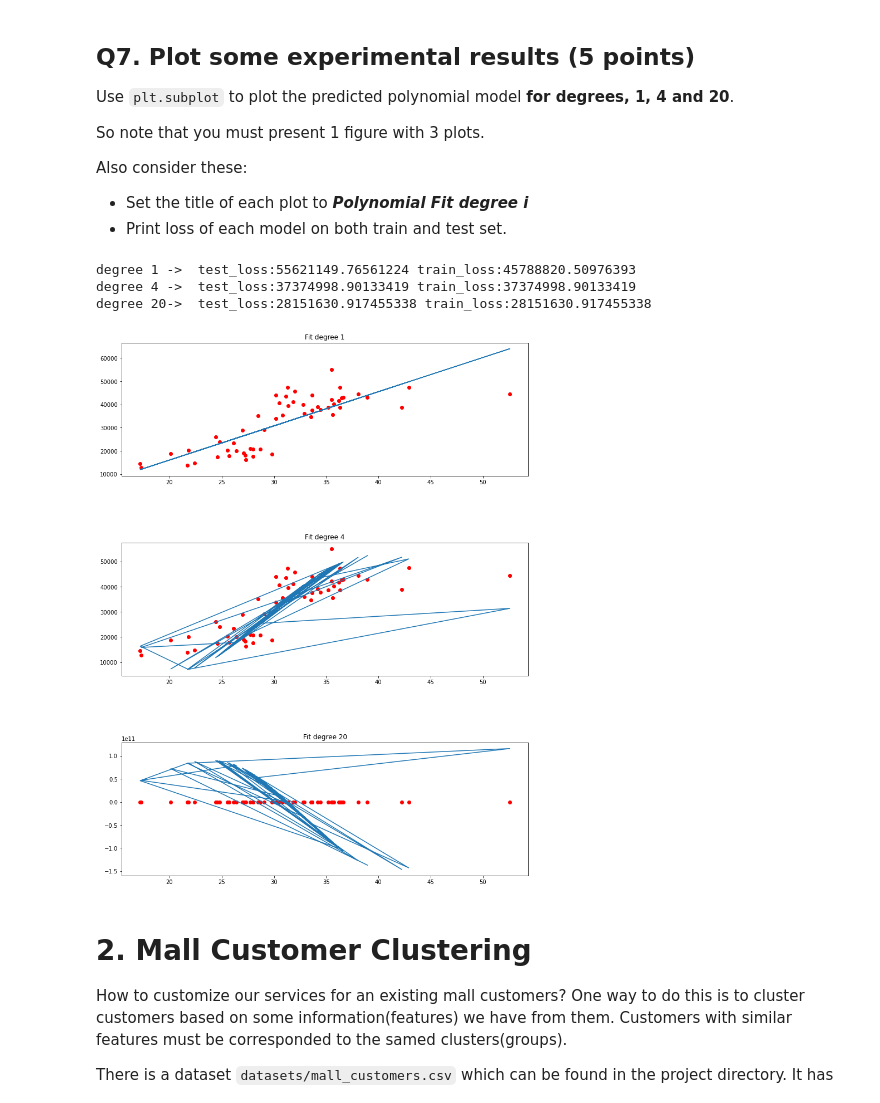
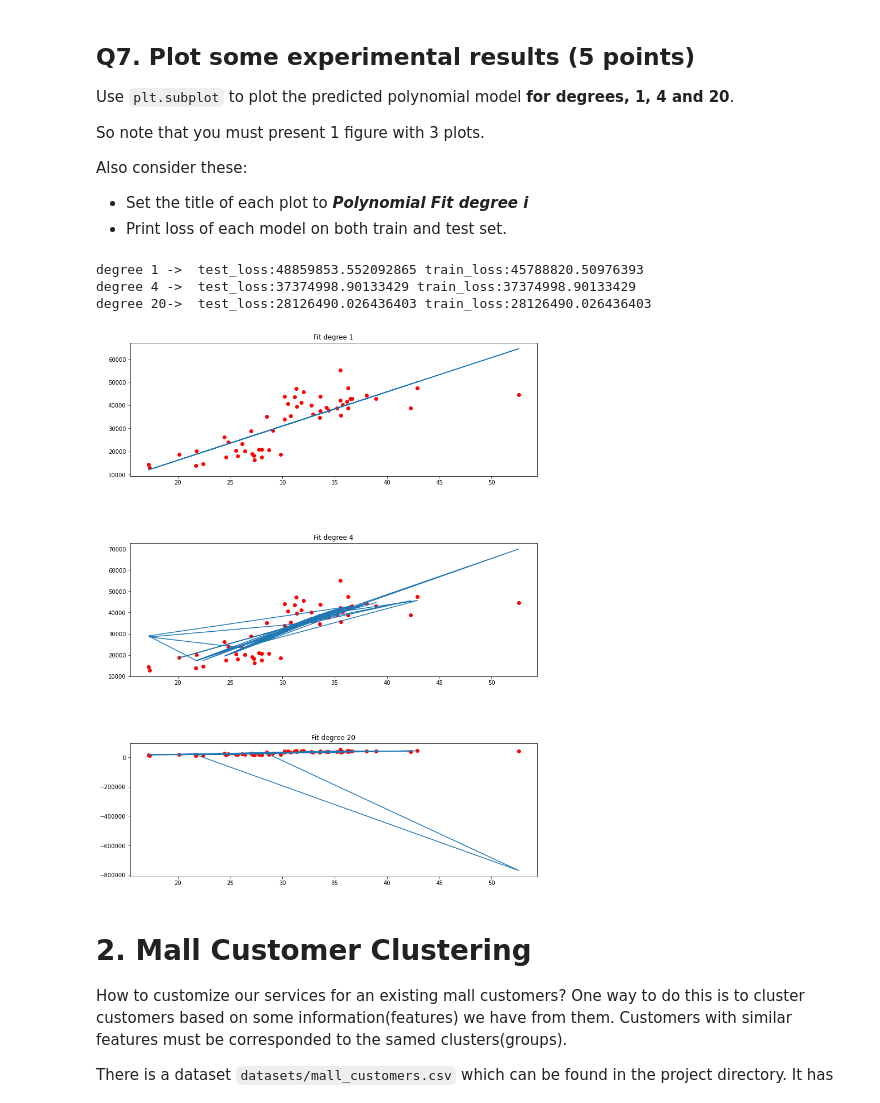
Before and after one commit to AAdvari/machine-learning, a Jupyter notebook: BasicMachineLearningAlgorithms.ipynb, the cells around one changed output. Saved outputs shown, nothing was run; the diff lists cells and outputs as text; code cells hidden in the pictures.

```diff
--- a/BasicMachineLearningAlgorithms.ipynb
+++ b/BasicMachineLearningAlgorithms.ipynb
@@ -311,7 +311,7 @@ class PolynomialRegression():
         coeff = regr.coef_
         #########################################
 
-        return regr
+        return regr, coeff, intercept
 
     def compute_loss(self, y_pred, y_true, loss_fn = 'MSE'):
         # TODO: Implement this function that takes y_pred and y_true
@@ -402,12 +402,14 @@ for degree in range(1,21):
 
     ## Train by training set
     train_poly = pr.generate_polynomial_features(X_train, degree)
-    train_poly = pr.normalize(train_poly,normalization='MinMaxScaling')
-    reg = pr.train(train_poly, y_train)
+    train_poly = pr.normalize(train_poly,normalization='Standardization')
+
+    reg, coeff, intercept= pr.train(train_poly, y_train)
 
     ## Generate predictions on testing set
     test_poly = pr.generate_polynomial_features(X_test, degree)
-    test_poly = pr.normalize(test_poly, normalization='MinMaxScaling')
+    test_poly = pr.normalize(test_poly, normalization='Standardization')
+
     test_pred = reg.predict(test_poly)
     train_pred = reg.predict(train_poly)
 
@@ -441,54 +443,45 @@ Also consider these:
 # %%
 ############# Your code here ############
 fig, axs = plt.subplots(3)
 fig.tight_layout(pad=1)
 
-pr = PolynomialRegression(degree=1)
-train_poly = pr.generate_polynomial_features(X_train,1)
-train_poly = pr.normalize(train_poly,normalization='Standardization')
-reg = pr.train(train_poly, y_train)
-test_poly = pr.generate_polynomial_features(X_test, 1)
-test_poly = pr.normalize(test_poly,normalization='Standardization')
-test_pred = reg.predict(test_poly)
-axs[0].plot(X_test, test_pred)
-axs[0].scatter(X_test, y_test, color='r')
-axs[0].set_title('Fit degree 1')
-
-pr = PolynomialRegression(degree=4)
-train_poly = pr.generate_polynomial_features(X_train,4)
-train_poly = pr.normalize(train_poly,normalization='Standardization')
-reg = pr.train(train_poly, y_train)
-test_poly = pr.generate_polynomial_features(X_test, 4)
-test_poly = pr.normalize(test_poly, normalization='Standardization')
-test_pred = reg.predict(test_poly)
-axs[1].plot(X_test, test_pred)
-axs[1].scatter(X_test, y_test, color='r')
-axs[1].set_title('Fit degree 4')
+def generate_predicts(coeffs, degree, intercept, inp):
+    pred = []
+    for i in inp:
+        temp = 0
+        for j in range(degree):
+            temp += i[j+1] * coeffs[0,j+1]
+        pred.append(temp+intercept)
+    return np.array(pred)
 
 
-pr = PolynomialRegression(degree=20)
-train_poly = pr.generate_polynomial_features(X_train,20)
-train_poly = pr.normalize(train_poly,normalization='Standardization')
-reg = pr.train(train_poly, y_train)
-test_poly = pr.generate_polynomial_features(X_test, 20)
-test_poly = pr.normalize(test_poly, normalization='Standardization')
-test_pred = reg.predict(test_poly)
-axs[2].plot(X_test, test_pred)
-axs[2].scatter(X_test, y_test, color='r')
-axs[2].set_title('Fit degree 20')
+j = 0
+for i in [1,4,20]:
+    pr = PolynomialRegression(degree=i)
+    train_poly = pr.generate_polynomial_features(X_train,i)
+    train_poly = pr.normalize(train_poly,normalization='Standardization')
+
+    reg, coeff, intercept = pr.train(train_poly, y_train)
+    test_poly = pr.generate_polynomial_features(X_test, i)
+    test_pred = generate_predicts(coeff, i, intercept, test_poly)
+
+    axs[j].plot(X_test, test_pred)
+    axs[j].scatter(X_test, y_test, color='r')
+    axs[j].set_title('Fit degree '+ str(i))
+    j = j+1
 
 fig.set_size_inches(11.5,15.5, forward=True)
 
 print("degree 1 ->  test_loss:"+ str(test_losses[0]) + " train_loss:" + str(train_losses[0]))
 print("degree 4 ->  test_loss:"+ str(train_losses[3]) + " train_loss:" + str(train_losses[3]))
 print("degree 20->  test_loss:"+ str(train_losses[19]) + " train_loss:" + str(train_losses[19]))
 
 #########################################
 # %% [output]
-degree 1 ->  test_loss:55621149.76561224 train_loss:45788820.50976393
-degree 4 ->  test_loss:37374998.90133419 train_loss:37374998.90133419
-degree 20->  test_loss:28151630.917455338 train_loss:28151630.917455338
+degree 1 ->  test_loss:48859853.552092865 train_loss:45788820.50976393
+degree 4 ->  test_loss:37374998.90133429 train_loss:37374998.90133429
+degree 20->  test_loss:28126490.026436403 train_loss:28126490.026436403
-[figure, old version]
+[figure, new version]
 # %% [markdown]
 # 2. Mall Customer Clustering
 
```
Also changed, not shown: parts of 3 cells of this notebook.
